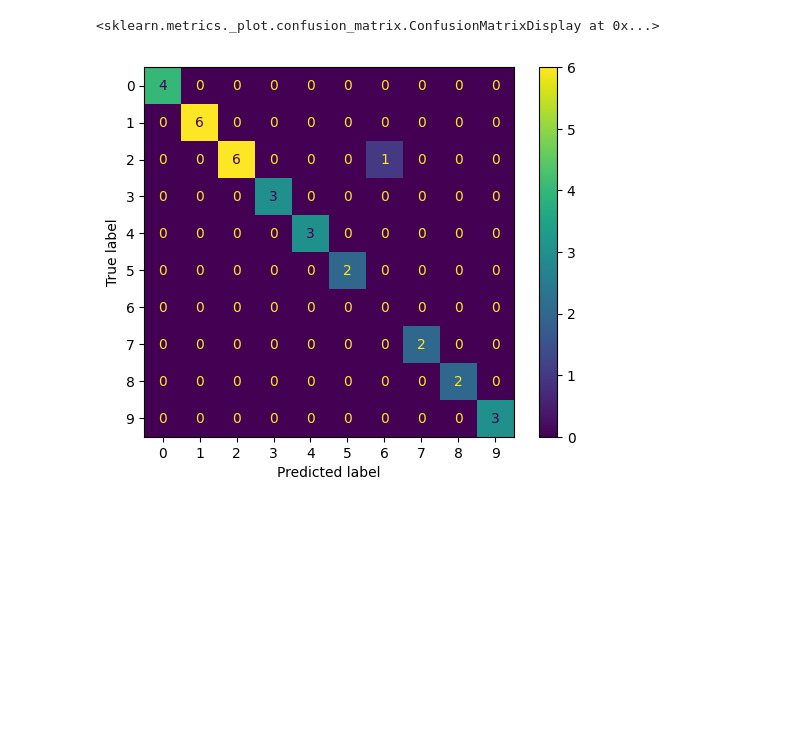
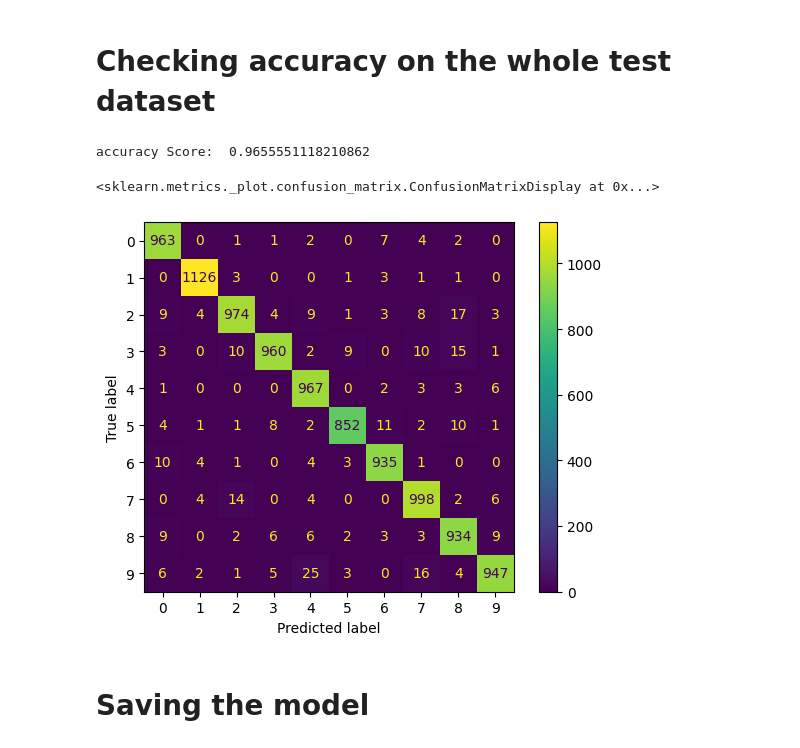
Before and after one commit to sokmontrey/machine-learning, a Jupyter notebook: neural-network/vision/hand-written-digit.ipynb, the cells around one changed output. Saved outputs shown, nothing was run; the diff lists cells and outputs as text; code cells hidden in the pictures; blank space fills up the shorter version.

```diff
--- a/neural-network/vision/hand-written-digit.ipynb
+++ b/neural-network/vision/hand-written-digit.ipynb
@@ -49,12 +53,12 @@ class Net(nn.Module):
     def __init__(self):
         super().__init__()
         # image size = 28x28
-        self.conv1 = nn.Conv2d(1, 2, 3)
-        # image size = 26x26 x 2
+        self.conv1 = nn.Conv2d(1, 5, 3)
+        # image size = 26x26 x 5
         self.pool = nn.MaxPool2d(2, 2)
-        # image size = 13x13 x 2
-        self.layer1 = nn.Linear(13 * 13 * 2, 20)
-        self.layer2 = nn.Linear(20, 10)
+        # image size = 13x13 x 5
+        self.layer1 = nn.Linear(13 * 13 * 5, 15)
+        self.layer2 = nn.Linear(15, 10)
 
     def forward(self, batch_inputs):
         y = self.pool(self.conv1(batch_inputs))
@@ -63,10 +67,6 @@ class Net(nn.Module):
         y = self.layer2(y)
         # y = F.softmax(y, dim=1)
         return y
-
-    def predict(self, single_image_input):
-        y = self.forward(single_image_input.unsqueeze(0))
-        return t.argmax(y, dim=1)
 
     def fit_batch(self, train_load, test_loader, loss_func, optimizer):
         self.train()
@@ -80,8 +80,8 @@ class Net(nn.Module):
             optimizer.step()
             optimizer.zero_grad()
 
-            if i % 200 == 0:
-                print(f"Batch {i}/{len(train_load)}      training loss: {loss}")
+            # if i % 200 == 0:
+            #     print(f"Batch {i}/{len(train_load)}      training loss: {loss}")
 
         total_loss = 0
         self.eval()
@@ -99,5 +99,5 @@ model = Net()
 loss_func = nn.CrossEntropyLoss()
 optimizer = optim.Adam(model.parameters())
 # %%
-# Load the model instead of training it
-model.load_state_dict(t.load('./handwritten_model.pth'))
+# Uncomment to load the model from disk and skip training
+# model.load_state_dict(t.load('./handwritten_model.pth'))
@@ -106,6 +106,5 @@ model.load_state_dict(t.load('./handwritten_model.pth'))
 # %%
-epochs = 10
-
+epochs = 6
 losses = []
 for epoch in range(epochs):
     print(f"Epoch {epoch}/{epochs}")
@@ -160,6 +153,25 @@ accuracy_score(test[1], test_preds)
-# %%
-ConfusionMatrixDisplay(confusion_matrix(test[1], test_preds)).plot()
-# %% [output]
-<sklearn.metrics._plot.confusion_matrix.ConfusionMatrixDisplay at 0x...>
-[figure, removed]
+# %% [markdown]
+# Checking accuracy on the whole test dataset
+# %%
+test_accuracy = 0
+test_confusion_matrix = t.zeros((10, 10), dtype=t.int64)
+
+for i, batch in enumerate(test_loader):
+    preds = t.argmax(model.forward(batch[0]), dim=1)
+    test_accuracy += accuracy_score(batch[1], preds)
+    test_confusion_matrix += confusion_matrix(
+        batch[1],
+        preds,
+        labels=[0, 1, 2, 3, 4, 5, 6, 7, 8, 9]
+    )
+
+test_accuracy /= len(test_loader)
+print("accuracy Score: ", test_accuracy)
+ConfusionMatrixDisplay(test_confusion_matrix.numpy()).plot()
+# %% [output]
+accuracy Score:  0.9655551118210862
+<sklearn.metrics._plot.confusion_matrix.ConfusionMatrixDisplay at 0x...>
+[figure, added]
+# %% [markdown]
+# Saving the model
 # %%
```
Also changed, not shown: parts of 14 cells of this notebook.
